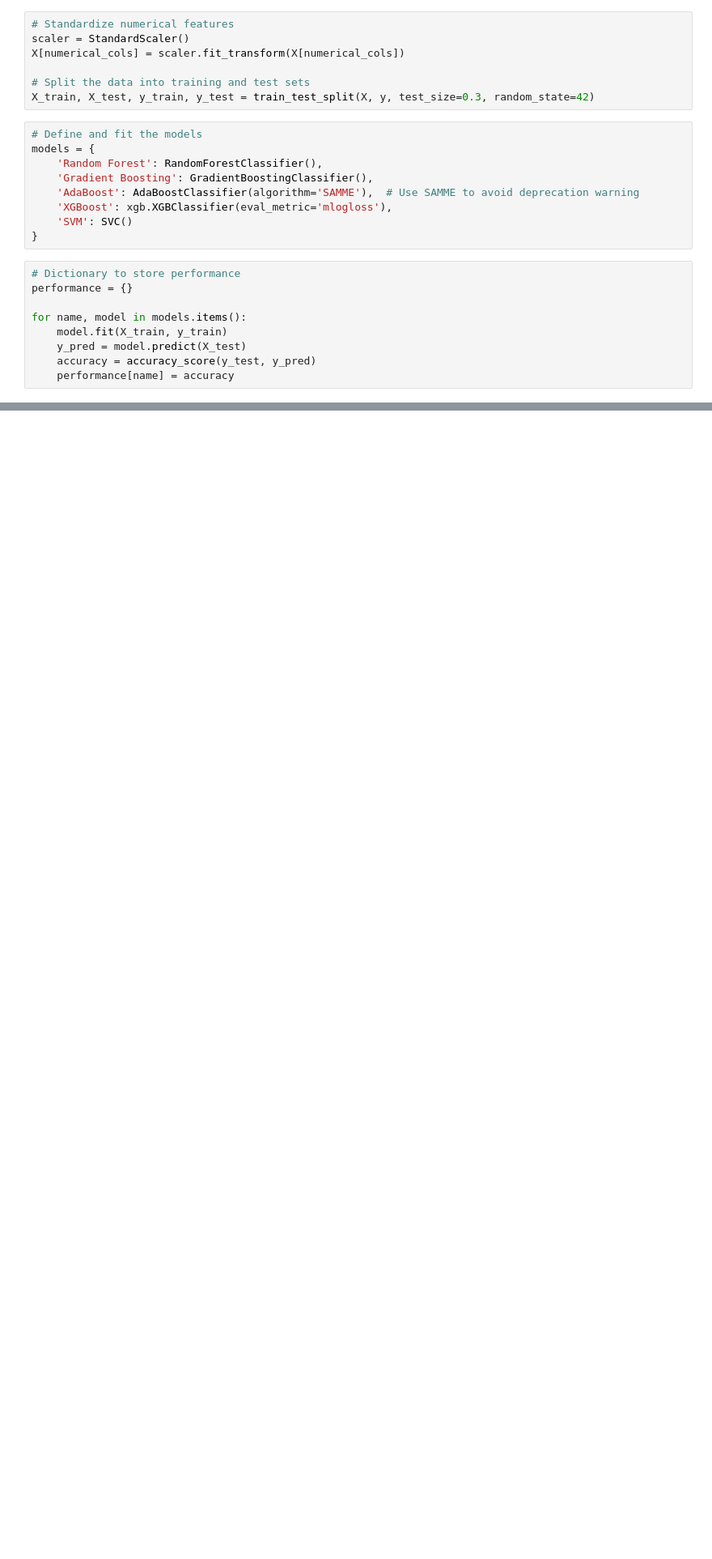
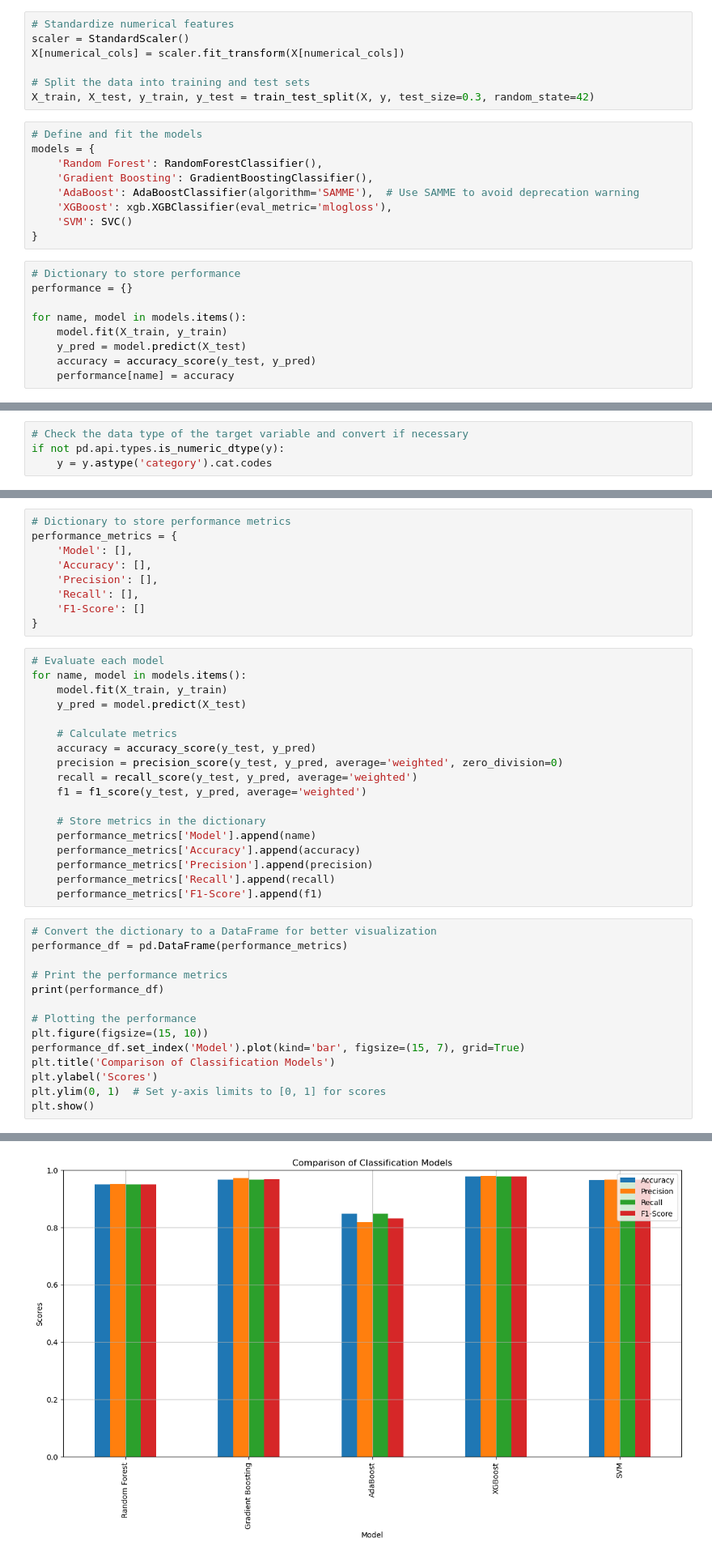
Before and after one commit to ARJUN-VijAI-DS/Car-Evaluation, a Jupyter notebook: car_evaluation.ipynb, the cells around one changed output, grey strips where cells are left out. Shown: that part at 81% size. Drawn from its saved outputs; the diff is of its cells as text; blank space fills up the shorter version.

```diff
--- a/car_evaluation.ipynb
+++ b/car_evaluation.ipynb
@@ -574,0 +597,4 @@ plt.show()
+# %%
+# Check the data type of the target variable and convert if necessary
+if not pd.api.types.is_numeric_dtype(y):
+    y = y.astype('category').cat.codes
@@ -574,0 +629,42 @@ plt.show()
+# %%
+# Dictionary to store performance metrics
+performance_metrics = {
+    'Model': [],
+    'Accuracy': [],
+    'Precision': [],
+    'Recall': [],
+    'F1-Score': []
+}
+# %%
+# Evaluate each model
+for name, model in models.items():
+    model.fit(X_train, y_train)
+    y_pred = model.predict(X_test)
+
+    # Calculate metrics
+    accuracy = accuracy_score(y_test, y_pred)
+    precision = precision_score(y_test, y_pred, average='weighted', zero_division=0)
+    recall = recall_score(y_test, y_pred, average='weighted')
+    f1 = f1_score(y_test, y_pred, average='weighted')
+
+    # Store metrics in the dictionary
+    performance_metrics['Model'].append(name)
+    performance_metrics['Accuracy'].append(accuracy)
+    performance_metrics['Precision'].append(precision)
+    performance_metrics['Recall'].append(recall)
+    performance_metrics['F1-Score'].append(f1)
+# %%
+# Convert the dictionary to a DataFrame for better visualization
+performance_df = pd.DataFrame(performance_metrics)
+
+# Print the performance metrics
+print(performance_df)
+
+# Plotting the performance
+plt.figure(figsize=(15, 10))
+performance_df.set_index('Model').plot(kind='bar', figsize=(15, 7), grid=True)
+plt.title('Comparison of Classification Models')
+plt.ylabel('Scores')
+plt.ylim(0, 1)  # Set y-axis limits to [0, 1] for scores
+plt.show()
+# %% [output]
@@ -574,0 +678 @@ plt.show()
+[figure, added]
```
Also changed, not shown: parts of 15 cells of this notebook.
